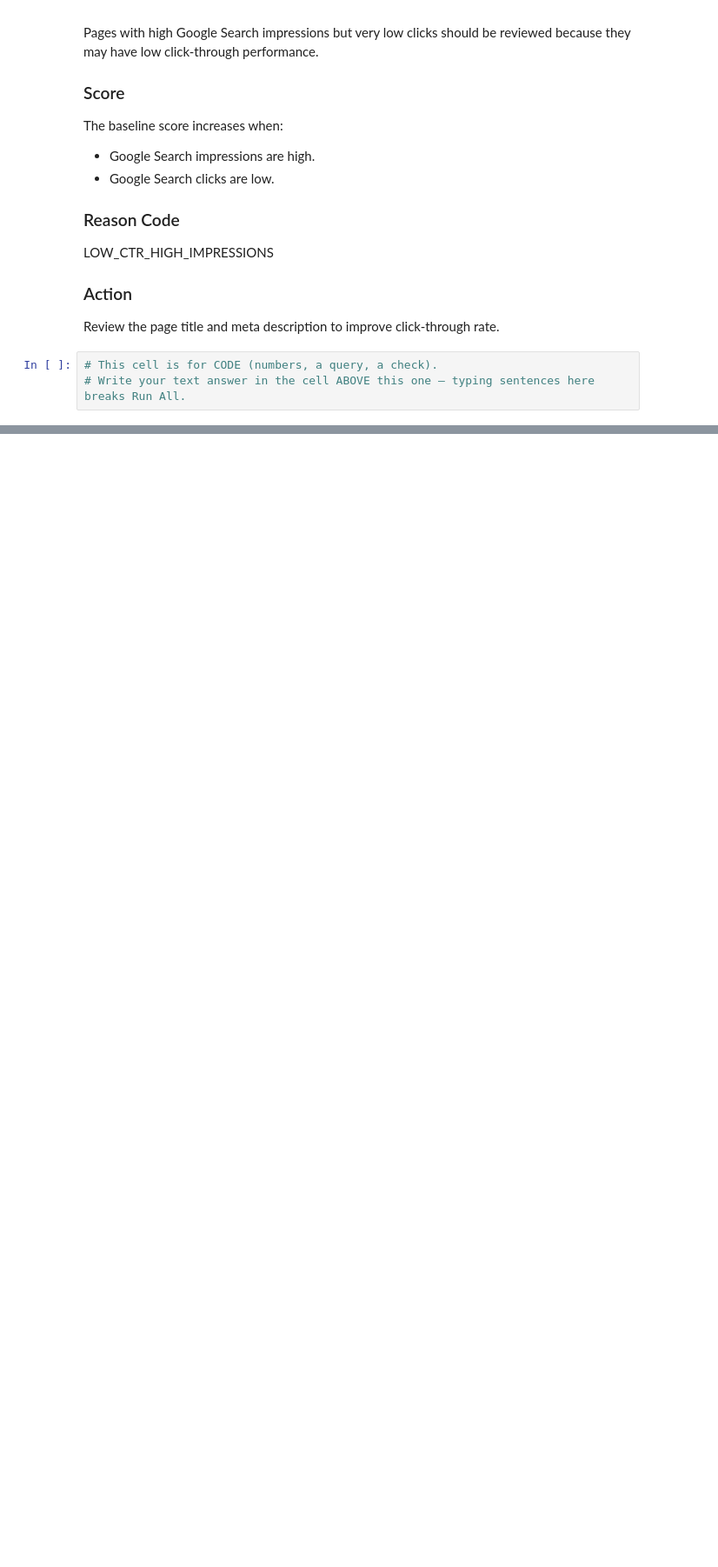
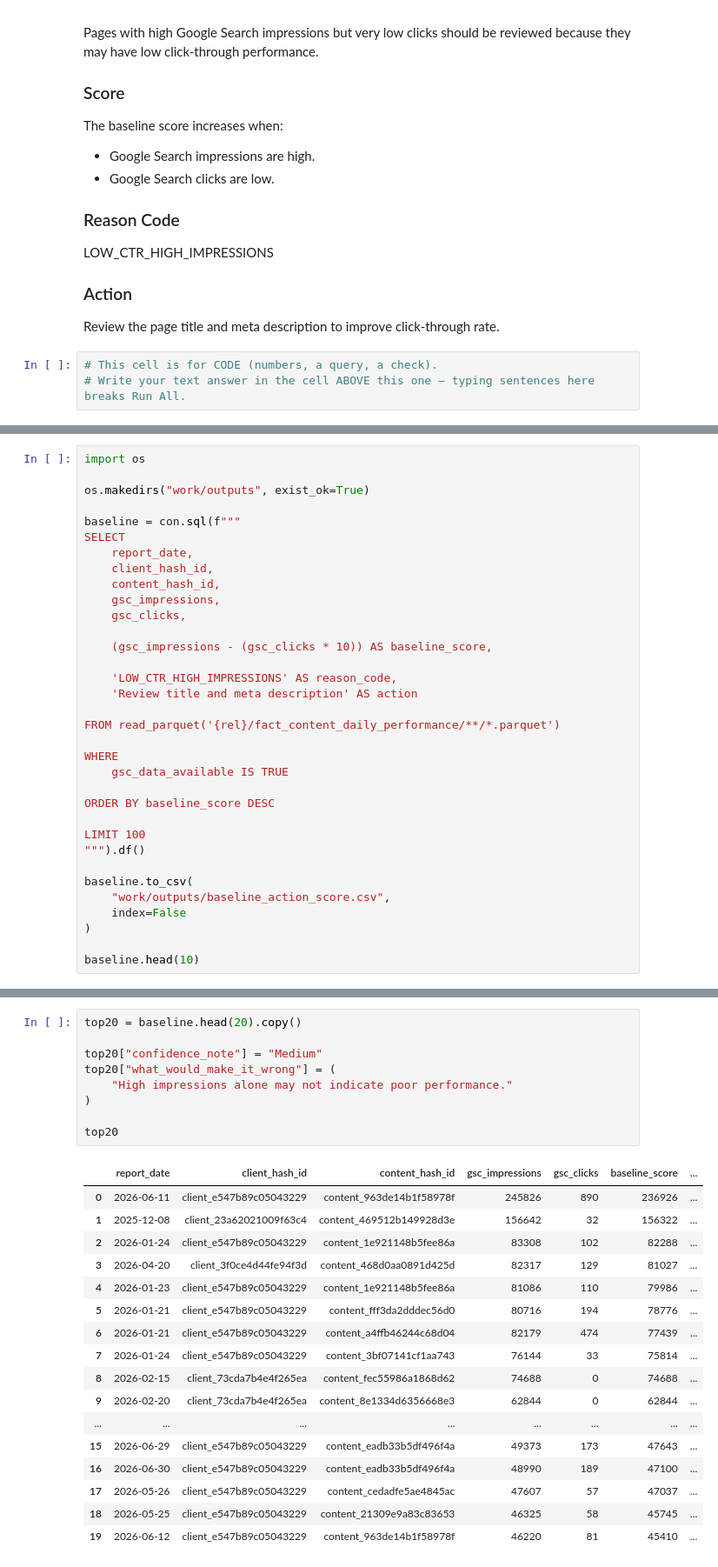
Before and after one commit to PavithraSivakumar-12/flyrank-internship-ml, a Jupyter notebook: work/notebooks/w04_baseline_score.ipynb, the cells around one changed output, grey strips where cells are left out. Shown at 87% size. Cells and saved outputs as stored; diff of their text form; blank space fills up the shorter version.

```diff
--- a/work/notebooks/w04_baseline_score.ipynb
+++ b/work/notebooks/w04_baseline_score.ipynb
@@ -81,0 +90,34 @@ WHERE gsc_data_available IS TRUE
+# %%
+import os
+
+os.makedirs("work/outputs", exist_ok=True)
+
+baseline = con.sql(f"""
+SELECT
+    report_date,
+    client_hash_id,
+    content_hash_id,
+    gsc_impressions,
+    gsc_clicks,
+
+    (gsc_impressions - (gsc_clicks * 10)) AS baseline_score,
+
+    'LOW_CTR_HIGH_IMPRESSIONS' AS reason_code,
+    'Review title and meta description' AS action
+
+FROM read_parquet('{rel}/fact_content_daily_performance/**/*.parquet')
+
+WHERE
+    gsc_data_available IS TRUE
+
+ORDER BY baseline_score DESC
+
+LIMIT 100
+""").df()
+
+baseline.to_csv(
+    "work/outputs/baseline_action_score.csv",
+    index=False
+)
+
+baseline.head(10)
@@ -81,0 +146,27 @@ WHERE gsc_data_available IS TRUE
+# %%
+top20 = baseline.head(20).copy()
+
+top20["confidence_note"] = "Medium"
+top20["what_would_make_it_wrong"] = (
+    "High impressions alone may not indicate poor performance."
+)
+
+top20
+# %% [output]
+|  | report_date | client_hash_id | content_hash_id | gsc_impressions | gsc_clicks | baseline_score | ... |
+| 0 | 2026-06-11 | client_e547b89c05043229 | content_963de14b1f58978f | 245826 | 890 | 236926 | ... |
+| 1 | 2025-12-08 | client_23a62021009f63c4 | content_469512b149928d3e | 156642 | 32 | 156322 | ... |
+| 2 | 2026-01-24 | client_e547b89c05043229 | content_1e921148b5fee86a | 83308 | 102 | 82288 | ... |
+| 3 | 2026-04-20 | client_3f0ce4d44fe94f3d | content_468d0aa0891d425d | 82317 | 129 | 81027 | ... |
+| 4 | 2026-01-23 | client_e547b89c05043229 | content_1e921148b5fee86a | 81086 | 110 | 79986 | ... |
+| 5 | 2026-01-21 | client_e547b89c05043229 | content_fff3da2dddec56d0 | 80716 | 194 | 78776 | ... |
+| 6 | 2026-01-21 | client_e547b89c05043229 | content_a4ffb46244c68d04 | 82179 | 474 | 77439 | ... |
+| 7 | 2026-01-24 | client_e547b89c05043229 | content_3bf07141cf1aa743 | 76144 | 33 | 75814 | ... |
+| 8 | 2026-02-15 | client_73cda7b4e4f265ea | content_fec55986a1868d62 | 74688 | 0 | 74688 | ... |
+| 9 | 2026-02-20 | client_73cda7b4e4f265ea | content_8e1334d6356668e3 | 62844 | 0 | 62844 | ... |
+| ... | ... | ... | ... | ... | ... | ... | ... |
+| 15 | 2026-06-29 | client_e547b89c05043229 | content_eadb33b5df496f4a | 49373 | 173 | 47643 | ... |
+| 16 | 2026-06-30 | client_e547b89c05043229 | content_eadb33b5df496f4a | 48990 | 189 | 47100 | ... |
+| 17 | 2026-05-26 | client_e547b89c05043229 | content_cedadfe5ae4845ac | 47607 | 57 | 47037 | ... |
+| 18 | 2026-05-25 | client_e547b89c05043229 | content_21309e9a83c83653 | 46325 | 58 | 45745 | ... |
+| 19 | 2026-06-12 | client_e547b89c05043229 | content_963de14b1f58978f | 46220 | 81 | 45410 | ... |
```
Also changed, not shown: parts of 16 cells of this notebook.
